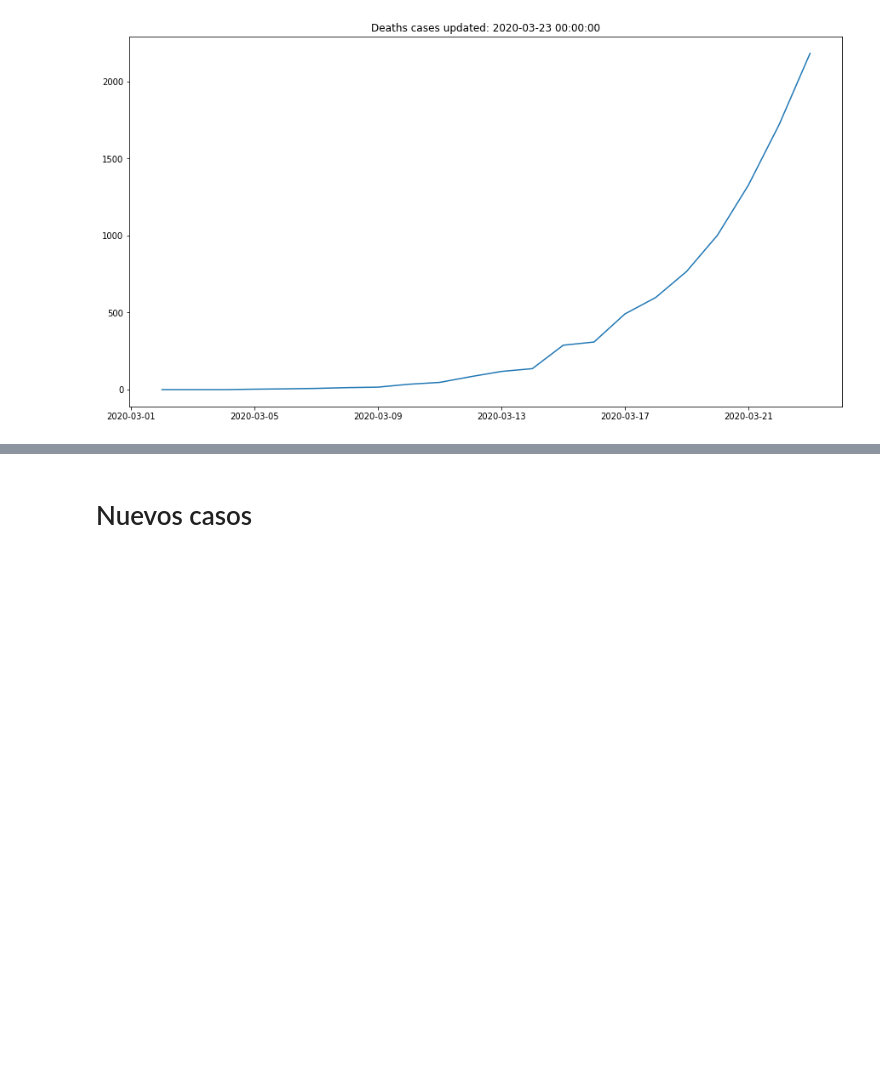
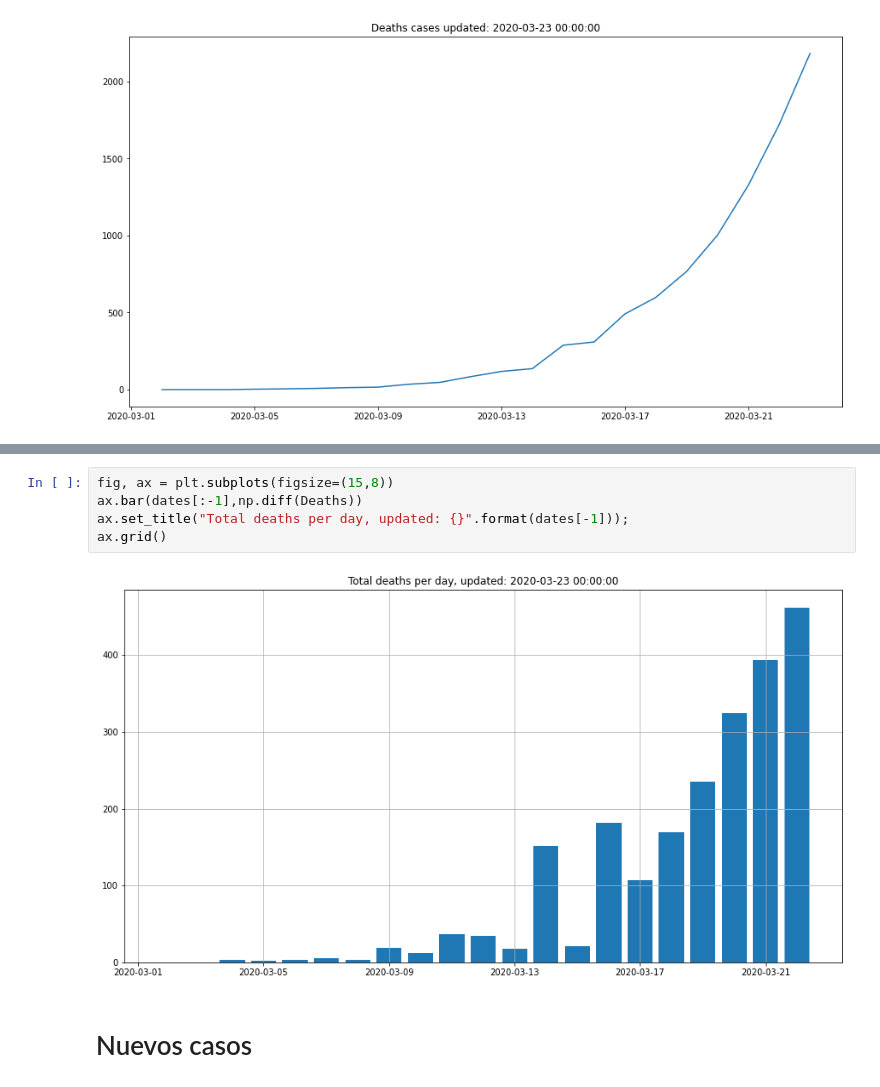
Before and after one commit to victorvicpal/COVID19_es, a Jupyter notebook: notebooks/LogisticCurve.ipynb, the cells around one changed output, grey strips where cells are left out. Cells and saved outputs as stored; diff of their text form; blank space fills up the shorter version.

Commit message:
Updated logistic curve to include deaths per day

```diff
--- a/notebooks/LogisticCurve.ipynb
+++ b/notebooks/LogisticCurve.ipynb
@@ -163,3 +163,10 @@ Fit parameters: L=7888.819, k=0.313, x0=3.084, y0=0.000
+# %%
+fig, ax = plt.subplots(figsize=(15,8))
+ax.bar(dates[:-1],np.diff(Deaths))
+ax.set_title("Total deaths per day, updated: {}".format(dates[-1]));
+ax.grid()
+# %% [output]
+[figure, added]
 # %% [markdown]
 # Nuevos casos <a class="anchor" id="2."></a>
 # %% [markdown]
```
Also changed, not shown: parts of 1 cell of this notebook.
